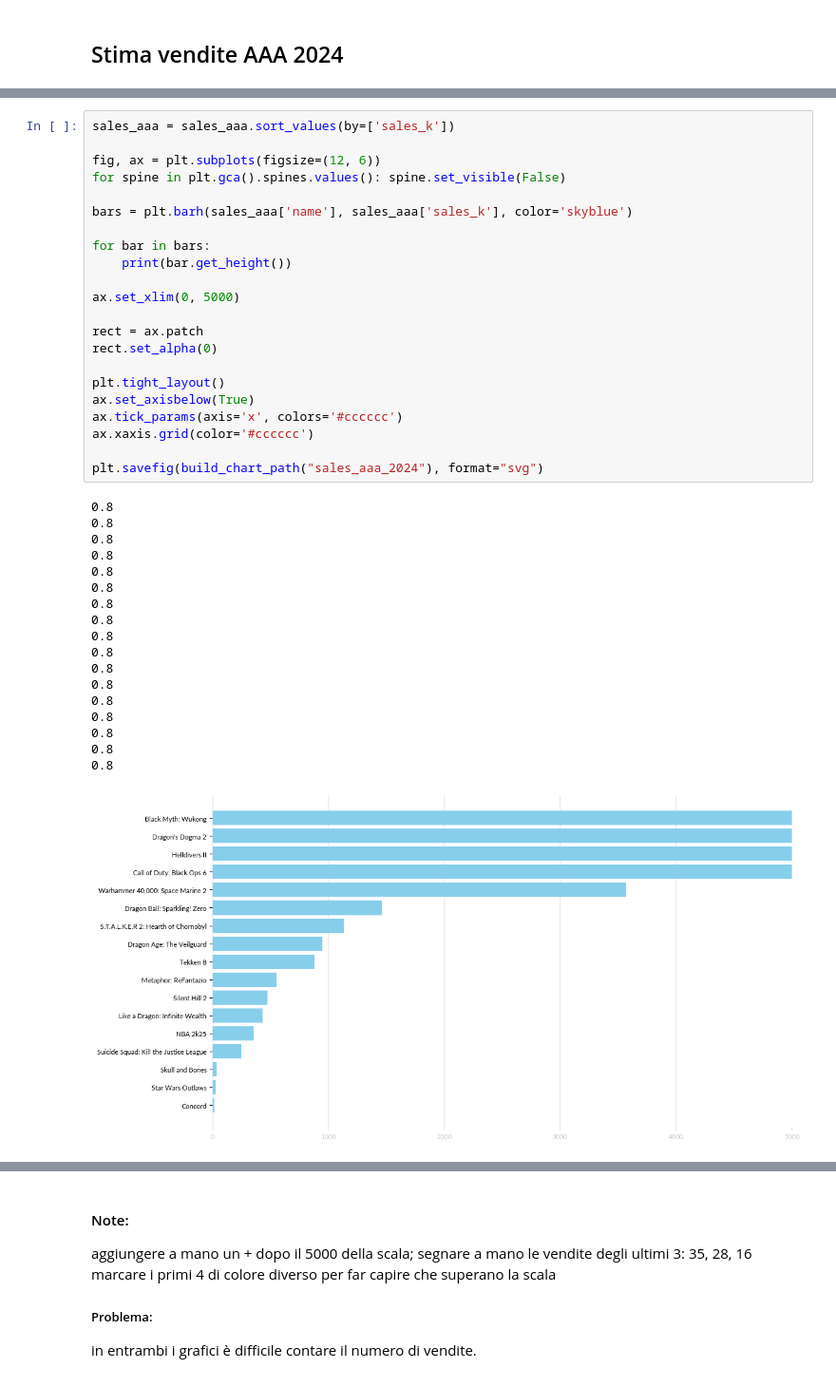
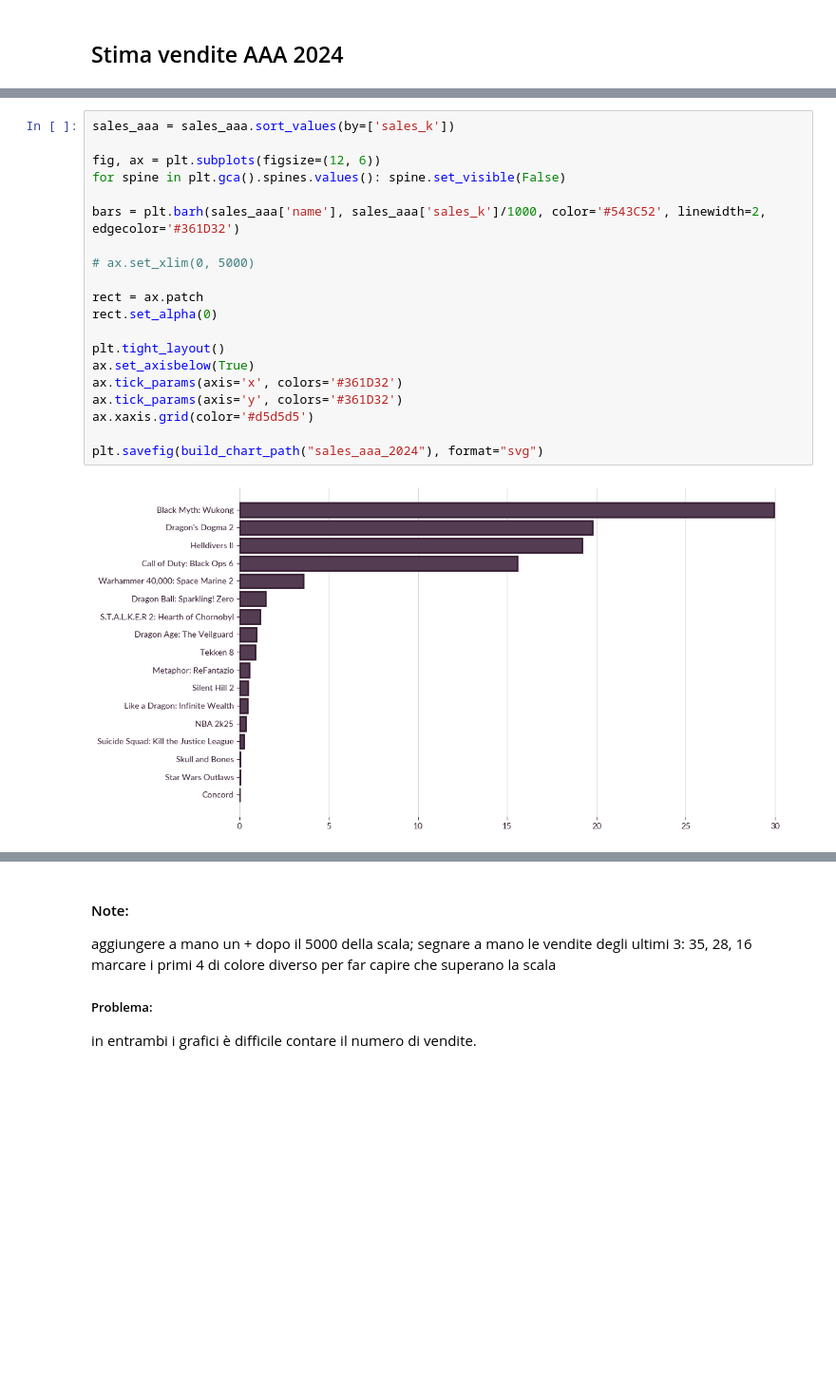
Before and after one commit to demic-dev/vs-project, a Jupyter notebook: charts.ipynb, the cells around one changed output, grey strips where cells are left out. Shown at 95% size. Saved outputs shown, nothing was run; the diff lists cells and outputs as text; blank space fills up the shorter version.

```diff
--- a/charts.ipynb
+++ b/charts.ipynb
@@ -106,44 +67,25 @@ sales_aaa
 # %%
 sales_aaa = sales_aaa.sort_values(by=['sales_k'])
 
 fig, ax = plt.subplots(figsize=(12, 6))
 for spine in plt.gca().spines.values(): spine.set_visible(False)
 
-bars = plt.barh(sales_aaa['name'], sales_aaa['sales_k'], color='skyblue')
+bars = plt.barh(sales_aaa['name'], sales_aaa['sales_k']/1000, color='#543C52', linewidth=2, edgecolor='#361D32')
 
-for bar in bars:
-    print(bar.get_height())
-
-ax.set_xlim(0, 5000)
+# ax.set_xlim(0, 5000)
 
 rect = ax.patch
 rect.set_alpha(0)
 
 plt.tight_layout()
 ax.set_axisbelow(True)
-ax.tick_params(axis='x', colors='#cccccc')
-ax.xaxis.grid(color='#cccccc')
+ax.tick_params(axis='x', colors='#361D32')
+ax.tick_params(axis='y', colors='#361D32')
+ax.xaxis.grid(color='#d5d5d5')
 
 plt.savefig(build_chart_path("sales_aaa_2024"), format="svg")
 # %% [output]
-0.8
-0.8
-0.8
-0.8
-0.8
-0.8
-0.8
-0.8
-0.8
-0.8
-0.8
-0.8
-0.8
-0.8
-0.8
-0.8
-0.8
-[figure, old version]
+[figure, new version]
 # %%
 fig, ax = plt.subplots(figsize=(12, 6))
 for spine in plt.gca().spines.values(): spine.set_visible(False)
```
Also changed, not shown: parts of 3 cells of this notebook, 3 other files.
